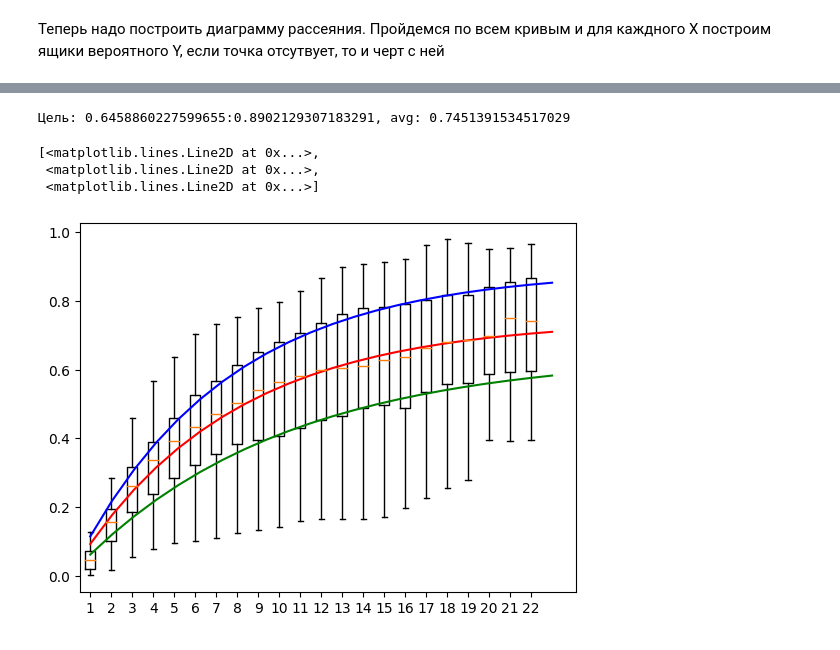
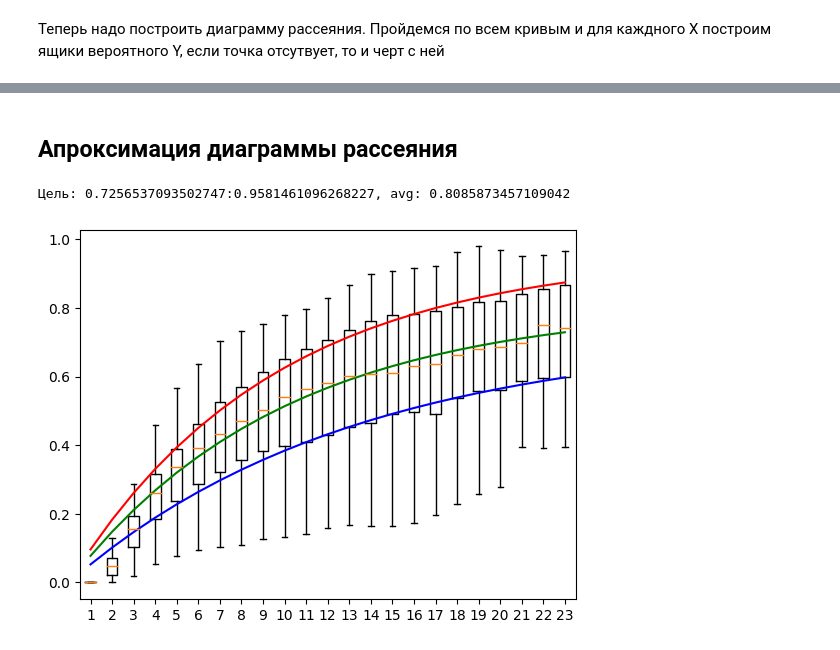
Before and after one commit to ololoshka2871/laser-precision-adjust, a Jupyter notebook: find_shot/analise_all_data.ipynb, the cells around one changed output, grey strips where cells are left out. Saved outputs shown, nothing was run; the diff lists cells and outputs as text; code cells hidden in the pictures.

```diff
--- a/find_shot/analise_all_data.ipynb
+++ b/find_shot/analise_all_data.ipynb
@@ -175,6 +175,7 @@ for i, serie in enumerate(global_series):
             points[0] >= points[-1]:
             continue
         fragment_descr['zero-aligned-smooth'] = np.array(points) - _min
+        fragment_descr['zero-aligned-original'] = np.array(fragment_descr['y_origin']) - _min
         global_fragments.append(fragment_descr)
 
 print(f'Всего {len(global_fragments)} фрагментов')
@@ -237,15 +238,5 @@ for fragment_descr in fragments[:]:
 # %%
-def number_of_furst_min(fragment: list[float]) -> int:
-    data = fragment['smooth_data']
-    min = data[0]
-    for i, y in enumerate(data[1:]):
-        if y > min:
-            return i + 1
-        else:
-            min = y
-    return 0
-
-mins_numbers = [number_of_furst_min(fragment) for fragment in fragments]
+mins_numbers = [np.array(fragment['zero-aligned-smooth']).argmin() for fragment in fragments]
 moved_fragments = [fragment['zero-aligned-smooth'][min_number:] for fragment, min_number in zip(fragments, mins_numbers)]
 
 for fragment in moved_fragments[:]:
@@ -257,0 +264,2 @@ for fragment in moved_fragments[:]:
+# %% [markdown]
+## Апроксимация диаграммы рассеяния
@@ -258,42 +271,24 @@ for fragment in moved_fragments[:]:
 # %%
-def f_aprox(x: float, A: float, B: float) -> float:
-    return A * (1 - np.exp(-B * x))
-
-
-max_len = max([len(fragment) for fragment in moved_fragments])
-limuit = max_len * 4 // 5
-
-columns = []
-for x in range(limuit):
-    col = []
-    for fragment in moved_fragments:
-        if x < len(fragment):
-            col.append(fragment[x])
-    columns.append(col)
-
 b = plt.boxplot(columns)
 medians = [item.get_ydata()[0] for item in b['medians']]
 q1 = [item.get_ydata()[0] for item in b['boxes']]
 q3 = [item.get_ydata()[2] for item in b['boxes']]
 
-x = np.linspace(1, limuit + 1, limuit)
+x = np.linspace(1, limuit, limuit)
 
 median_coeffs, _ = optimize.curve_fit(f_aprox, x, medians)
 q1_coeffs, _ = optimize.curve_fit(f_aprox, x, q1)
 q3_coeffs, _ = optimize.curve_fit(f_aprox, x, q3)
 
 medians = f_aprox(x, *median_coeffs)
 q1 = f_aprox(x, *q1_coeffs)
 q3 = f_aprox(x, *q3_coeffs)
 
 print(f"Цель: {q1_coeffs[0]}:{q3_coeffs[0]}, avg: {median_coeffs[0]}")
 
-plt.plot(x, medians, 'r-',
-         x, q1, 'g-',
-         x, q3, 'b-')
+_ = plt.plot(x, medians, 'g-',
+             x, q1, 'b-',
+             x, q3, 'r-')
 # %% [output]
-Цель: 0.6458860227599655:0.8902129307183291, avg: 0.7451391534517029
+Цель: 0.7256537093502747:0.9581461096268227, avg: 0.8085873457109042
-[<matplotlib.lines.Line2D at 0x...>,
- <matplotlib.lines.Line2D at 0x...>,
- <matplotlib.lines.Line2D at 0x...>]
-[figure, old version]
+[figure, new version]
```
Also changed, not shown: parts of 8 cells of this notebook.
